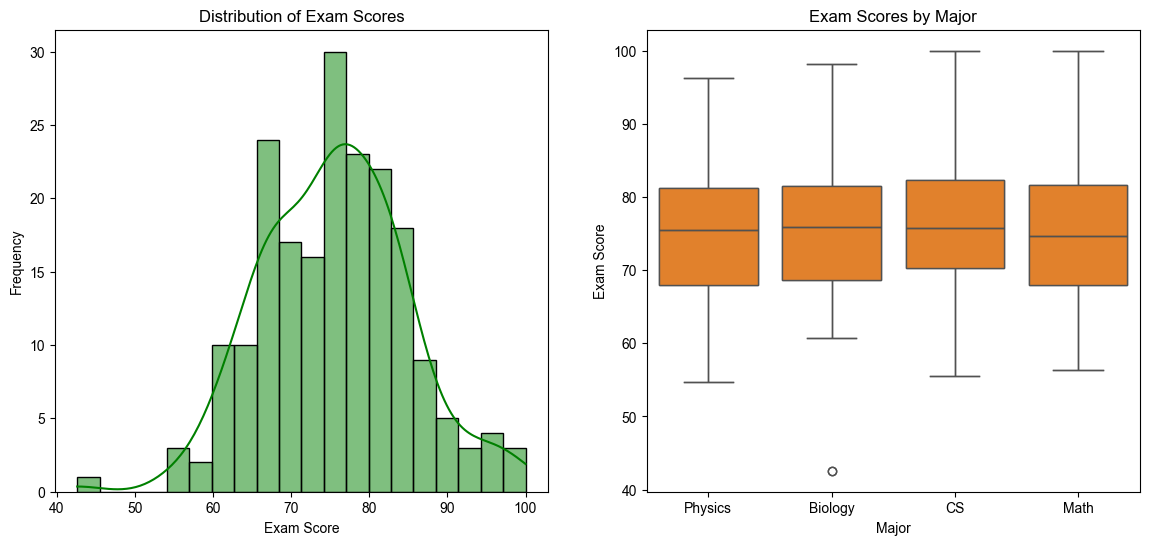
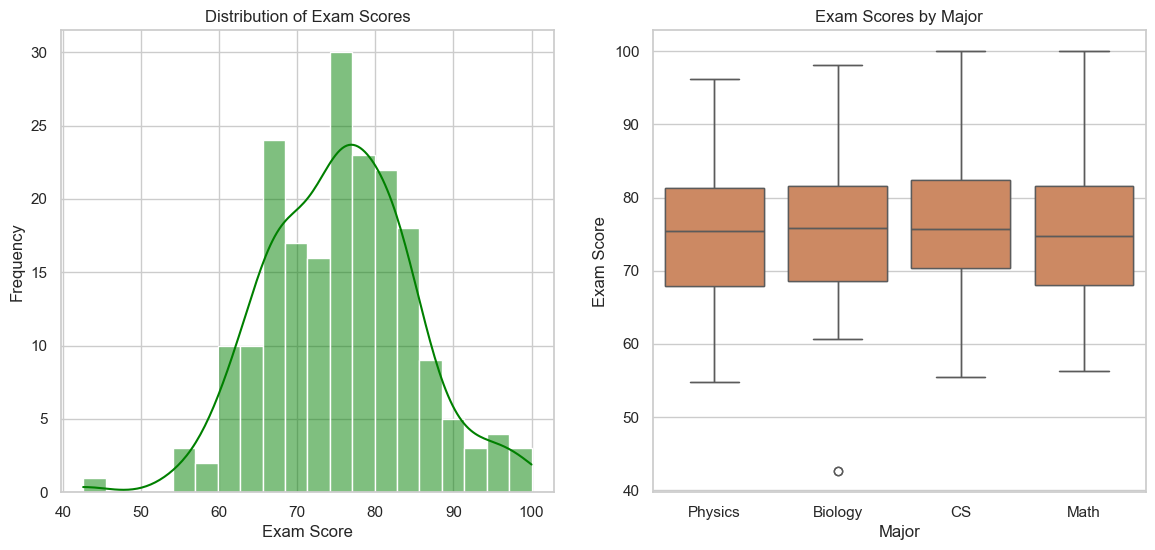
The change to this notebook cell's code, shown as a diff; its figure went from the first image to the second:
--- before
+++ after
@@ -64,7 +64,7 @@
 fig, axes = plt.subplots(2, 2, figsize=(15, 12))
 
-avg_major = df.groupby("major")["exam_score"].mean()
+avrg_major = df.groupby("major")["exam_score"].mean()
 
-avg_major.plot(kind="bar", ax=axes[0, 0], color="pink")
+avrg_major.plot(kind="bar", ax=axes[0, 0], color="pink")
 axes[0, 0].set_title("Average Exam Score by Major")
 axes[0, 0].set_xlabel("Major")
@@ -77,7 +77,7 @@
 axes[0, 1].set_ylabel("Count")
 
-corr = df[["exam_score", "hours_studied", "assignments_completed"]].corr()
+correl = df[["exam_score", "hours_studied", "assignments_completed"]].corr()
 
-sns.heatmap(corr, annot=True, cmap="coolwarm", ax=axes[1, 0])
+sns.heatmap(correl, annot=True, cmap="coolwarm", ax=axes[1, 0])
 
 axes[1, 0].set_title("Correlation Matrix")

Commit: changes made to lab0_excercise and renamed